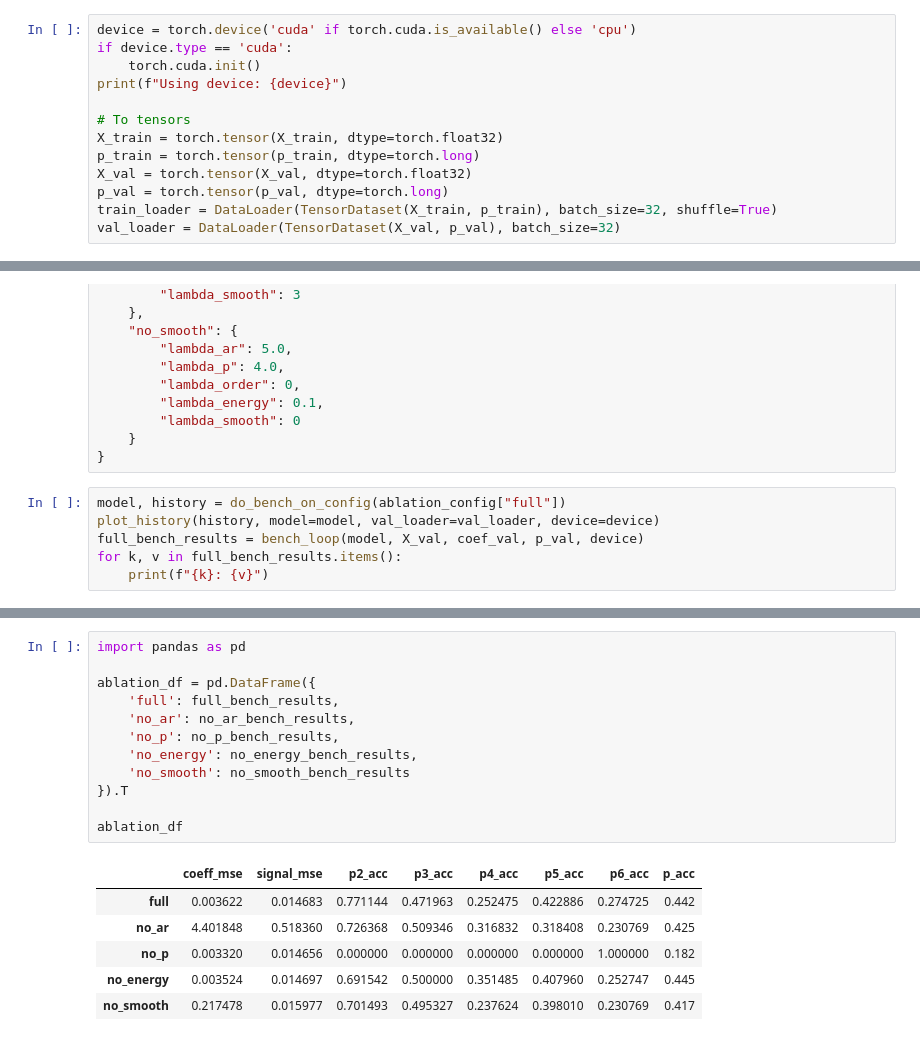
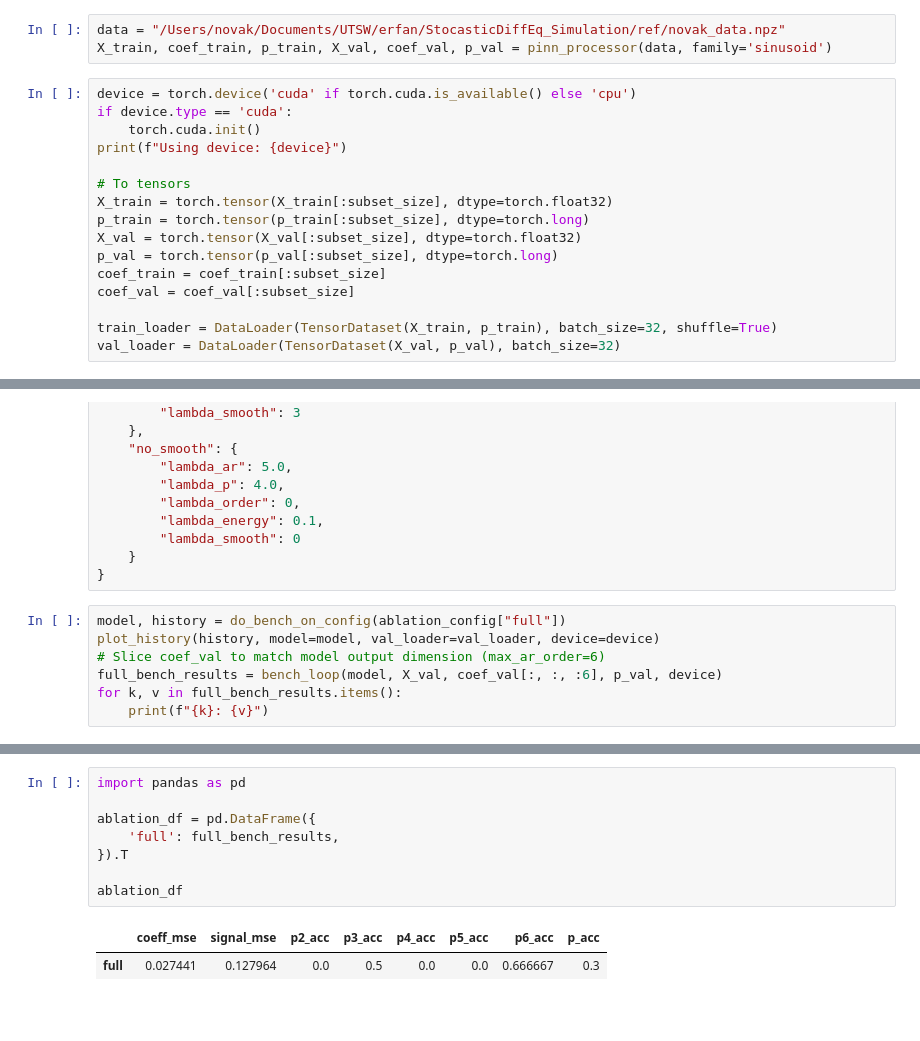
Before and after one commit to erfanzabeh/StocasticDiffEq_Simulation, a Jupyter notebook: notebooks/PINN ablation_studies copy.ipynb, the cells around one changed output, grey strips where cells are left out. Cells and saved outputs as stored; diff of their text form; blank space fills up the shorter version.

Commit message:
pinn benchmark notebook

```diff
--- a/notebooks/PINN ablation_studies copy.ipynb
+++ b/notebooks/PINN ablation_studies copy.ipynb
@@ -182,3 +105,6 @@ X_val, coef_val, p_val = pinn_processor(data, family='sinusoid')
+# %%
+data = "/Users/novak/Documents/UTSW/erfan/StocasticDiffEq_Simulation/ref/novak_data.npz"
+X_train, coef_train, p_train, X_val, coef_val, p_val = pinn_processor(data, family='sinusoid')
 # %%
 device = torch.device('cuda' if torch.cuda.is_available() else 'cpu')
 if device.type == 'cuda':
@@ -186,10 +112,13 @@ if device.type == 'cuda':
 print(f"Using device: {device}")
 
 # To tensors
-X_train = torch.tensor(X_train, dtype=torch.float32)
-p_train = torch.tensor(p_train, dtype=torch.long)
-X_val = torch.tensor(X_val, dtype=torch.float32)
-p_val = torch.tensor(p_val, dtype=torch.long)
+X_train = torch.tensor(X_train[:subset_size], dtype=torch.float32)
+p_train = torch.tensor(p_train[:subset_size], dtype=torch.long)
+X_val = torch.tensor(X_val[:subset_size], dtype=torch.float32)
+p_val = torch.tensor(p_val[:subset_size], dtype=torch.long)
+coef_train = coef_train[:subset_size]
+coef_val = coef_val[:subset_size]
+
 train_loader = DataLoader(TensorDataset(X_train, p_train), batch_size=32, shuffle=True)
 val_loader = DataLoader(TensorDataset(X_val, p_val), batch_size=32)
 # %% [output]
@@ -265,7 +195,8 @@ ablation_config = {
 # %%
 model, history = do_bench_on_config(ablation_config["full"])
 plot_history(history, model=model, val_loader=val_loader, device=device)
-full_bench_results = bench_loop(model, X_val, coef_val, p_val, device)
+# Slice coef_val to match model output dimension (max_ar_order=6)
+full_bench_results = bench_loop(model, X_val, coef_val[:, :, :6], p_val, device)
 for k, v in full_bench_results.items():
     print(f"{k}: {v}")
 # %% [output]
@@ -337,19 +212,11 @@ p_acc: 0.417
 # %%
 import pandas as pd
 
 ablation_df = pd.DataFrame({
     'full': full_bench_results,
-    'no_ar': no_ar_bench_results,
-    'no_p': no_p_bench_results,
-    'no_energy': no_energy_bench_results,
-    'no_smooth': no_smooth_bench_results
 }).T
 
 ablation_df
 # %% [output]
 |  | coeff_mse | signal_mse | p2_acc | p3_acc | p4_acc | p5_acc | p6_acc | p_acc |
-| full | 0.003622 | 0.014683 | 0.771144 | 0.471963 | 0.252475 | 0.422886 | 0.274725 | 0.442 |
-| no_ar | 4.401848 | 0.518360 | 0.726368 | 0.509346 | 0.316832 | 0.318408 | 0.230769 | 0.425 |
-| no_p | 0.003320 | 0.014656 | 0.000000 | 0.000000 | 0.000000 | 0.000000 | 1.000000 | 0.182 |
-| no_energy | 0.003524 | 0.014697 | 0.691542 | 0.500000 | 0.351485 | 0.407960 | 0.252747 | 0.445 |
-| no_smooth | 0.217478 | 0.015977 | 0.701493 | 0.495327 | 0.237624 | 0.398010 | 0.230769 | 0.417 |
+| full | 0.027441 | 0.127964 | 0.0 | 0.5 | 0.0 | 0.0 | 0.666667 | 0.3 |
```
Also changed, not shown: parts of 9 cells of this notebook.
